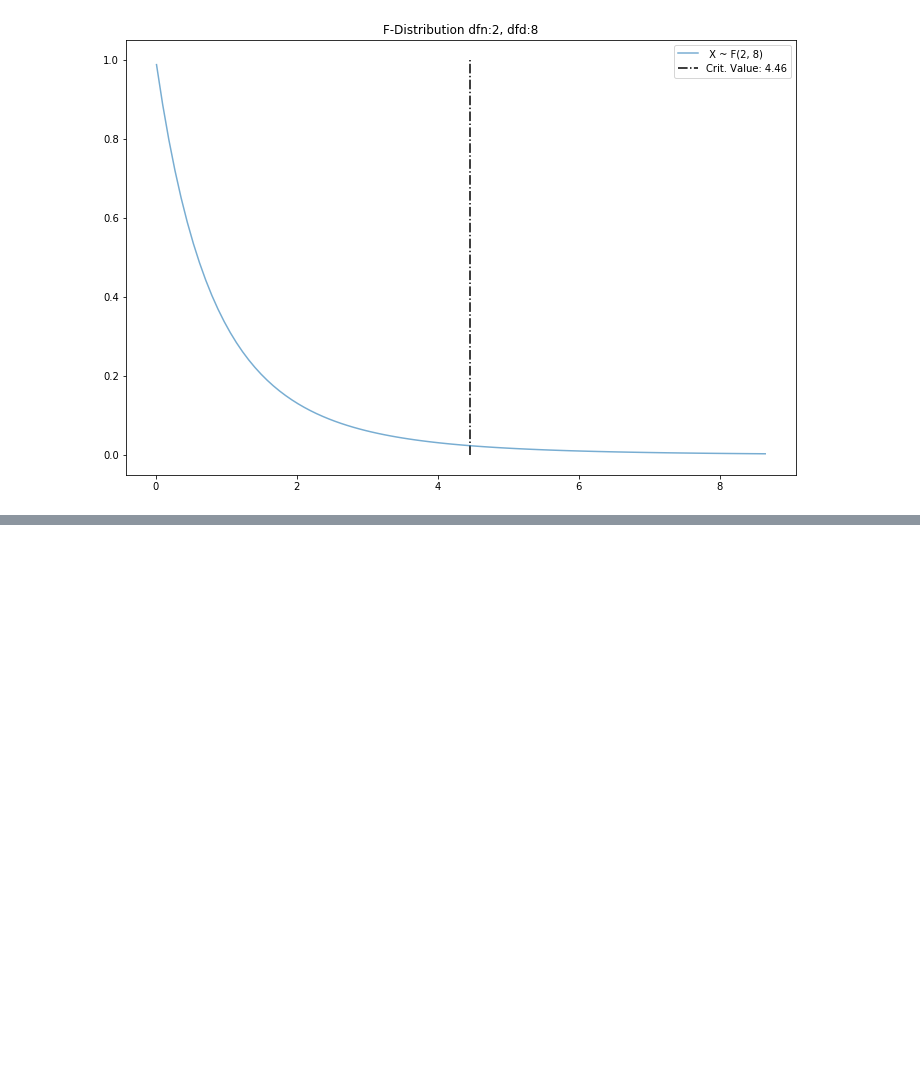
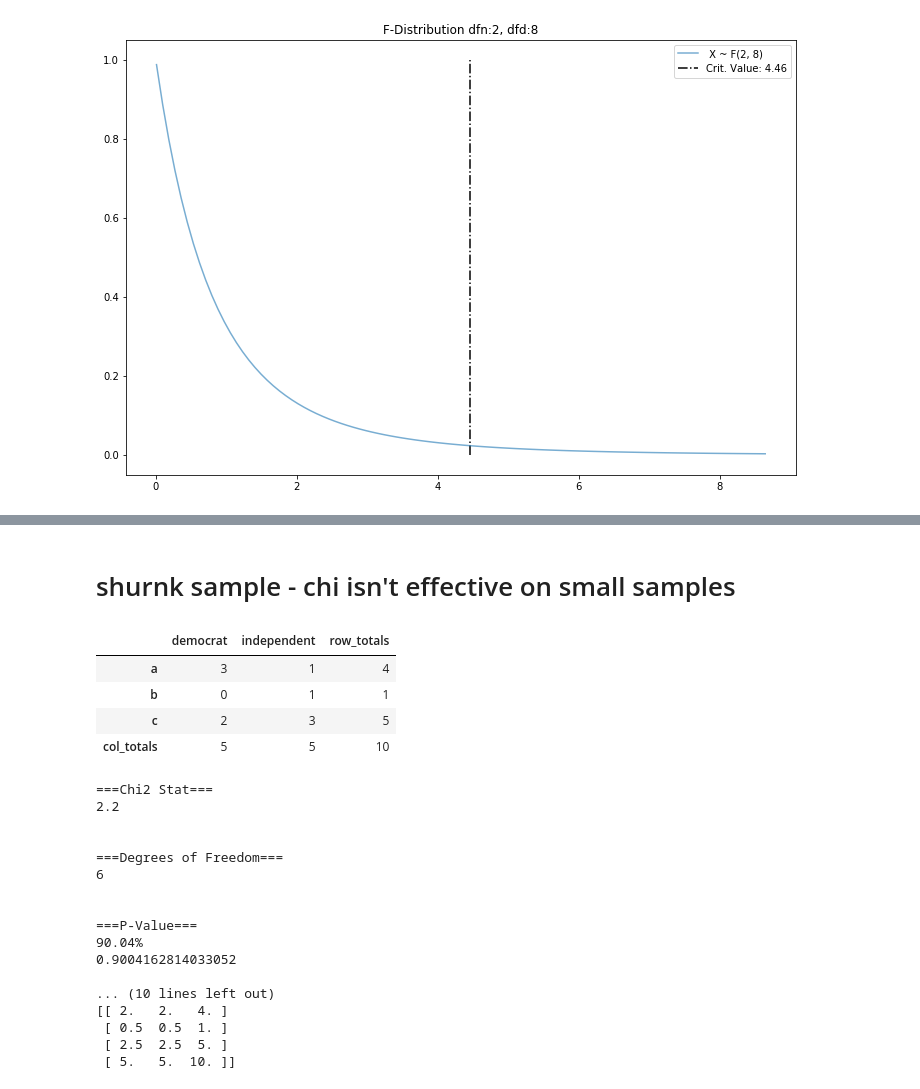
Before and after one commit to TG7789RR/pythonlearningx64, a Jupyter notebook: worked_stats_testing_examples.ipynb, the cells around one changed output, grey strips where cells are left out. Drawn from its saved outputs; the diff is of its cells as text; code cells hidden in the pictures; blank space fills up the shorter version.

```diff
--- a/worked_stats_testing_examples.ipynb
+++ b/worked_stats_testing_examples.ipynb
@@ -256,0 +418,77 @@ plot_f_distrubiton();
+# %% [markdown]
+# shurnk sample - chi isn't effective on small samples
+# %%
+np.random.seed()
+
+voter_type = np.random.choice(a=["a","b","c"],
+                              size=10)
+
+voter_party = np.random.choice(a=["democrat","independent"],
+                              size=10)
+
+voters = pd.DataFrame({"type":voter_type,
+                       "party":voter_party})
+
+#voters['party'] = np.where(voters['type']=='d','independent',voters['party'])
+
+
+
+# Create a CrossTab from DataFrame, Assign the column names and row names
+voter_tab = pd.crosstab(voters.type, voters.party, margins=True)
+voter_tab.columns = ["democrat", "independent", "row_totals"]
+voter_tab.index = ["a","b","c", "col_totals"]
+# You can check the data of CrossTab by calling it
+display(voter_tab)
+
+observed = voter_tab.iloc[0:5, 0:3]
+# this just removes the totals because we dont want them for chi2
+#display(observed)
+
+
+chi2_stat, p_val, dof, ex = stats.chi2_contingency(observed=observed)
+#getting the crtical value at 95% for the above
+crit = chi2.ppf(q=0.95, df=dof)
+
+
+
+print("===Chi2 Stat===")
+print(chi2_stat)
+print("\n")
+print("===Degrees of Freedom===") #rows -1 cols -1
+print(dof)
+print("\n")
+print("===P-Value===")
+print('{:4.2%}'.format(p_val))
+print(p_val)
+print("\n")
+print("===Critical-Value===")
+print(crit)
+print("\n")
+print("===Independent  or Not===")
+print(np.where(crit>chi2_stat,'Is Independent ','Not Independent'))
+print("\n")
+print("===Contingency Table===") #this is against
+print(ex)
+# %% [output]
+|  | democrat | independent | row_totals |
+| a | 3 | 1 | 4 |
+| b | 0 | 1 | 1 |
+| c | 2 | 3 | 5 |
+| col_totals | 5 | 5 | 10 |
+===Chi2 Stat===
+2.2
+
+
+===Degrees of Freedom===
+6
+
+
+===P-Value===
+90.04%
+0.9004162814033052
+
+... (10 lines left out)
+[[ 2.   2.   4. ]
+ [ 0.5  0.5  1. ]
+ [ 2.5  2.5  5. ]
+ [ 5.   5.  10. ]]
```
Also changed, not shown: parts of 5 cells of this notebook.
